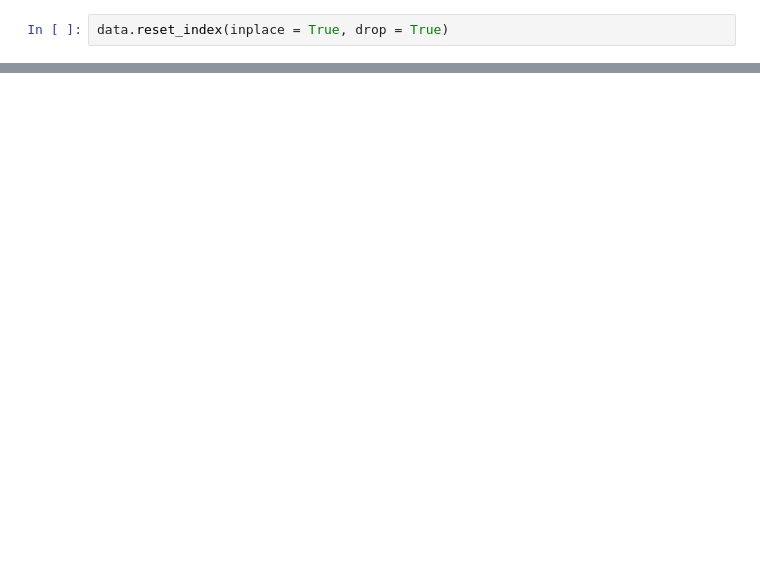
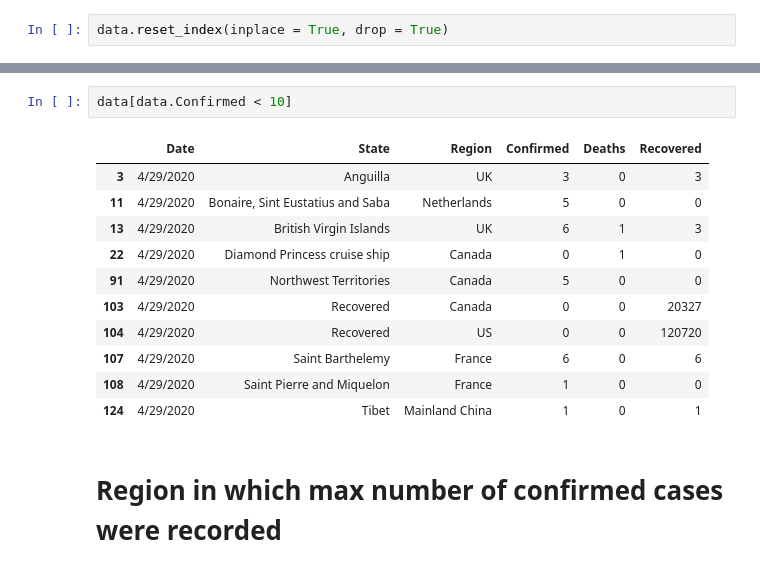
Before and after one commit to vishal-analyst/EDA_Python, a Jupyter notebook: Covid-19_Analysis.ipynb, the cells around one changed output, grey strips where cells are left out. Drawn from its saved outputs; the diff is of its cells as text; blank space fills up the shorter version.

```diff
--- a/Covid-19_Analysis.ipynb
+++ b/Covid-19_Analysis.ipynb
@@ -88,0 +100,16 @@ data
+# %%
+data[data.Confirmed < 10]
+# %% [output]
+|  | Date | State | Region | Confirmed | Deaths | Recovered |
+| 3 | 4/29/2020 | Anguilla | UK | 3 | 0 | 3 |
+| 11 | 4/29/2020 | Bonaire, Sint Eustatius and Saba | Netherlands | 5 | 0 | 0 |
+| 13 | 4/29/2020 | British Virgin Islands | UK | 6 | 1 | 3 |
+| 22 | 4/29/2020 | Diamond Princess cruise ship | Canada | 0 | 1 | 0 |
+| 91 | 4/29/2020 | Northwest Territories | Canada | 5 | 0 | 0 |
+| 103 | 4/29/2020 | Recovered | Canada | 0 | 0 | 20327 |
+| 104 | 4/29/2020 | Recovered | US | 0 | 0 | 120720 |
+| 107 | 4/29/2020 | Saint Barthelemy | France | 6 | 0 | 6 |
+| 108 | 4/29/2020 | Saint Pierre and Miquelon | France | 1 | 0 | 0 |
+| 124 | 4/29/2020 | Tibet | Mainland China | 1 | 0 | 1 |
+# %% [markdown]
+# Region in which max number of confirmed cases were recorded
```
Also changed, not shown: parts of 16 cells of this notebook.
